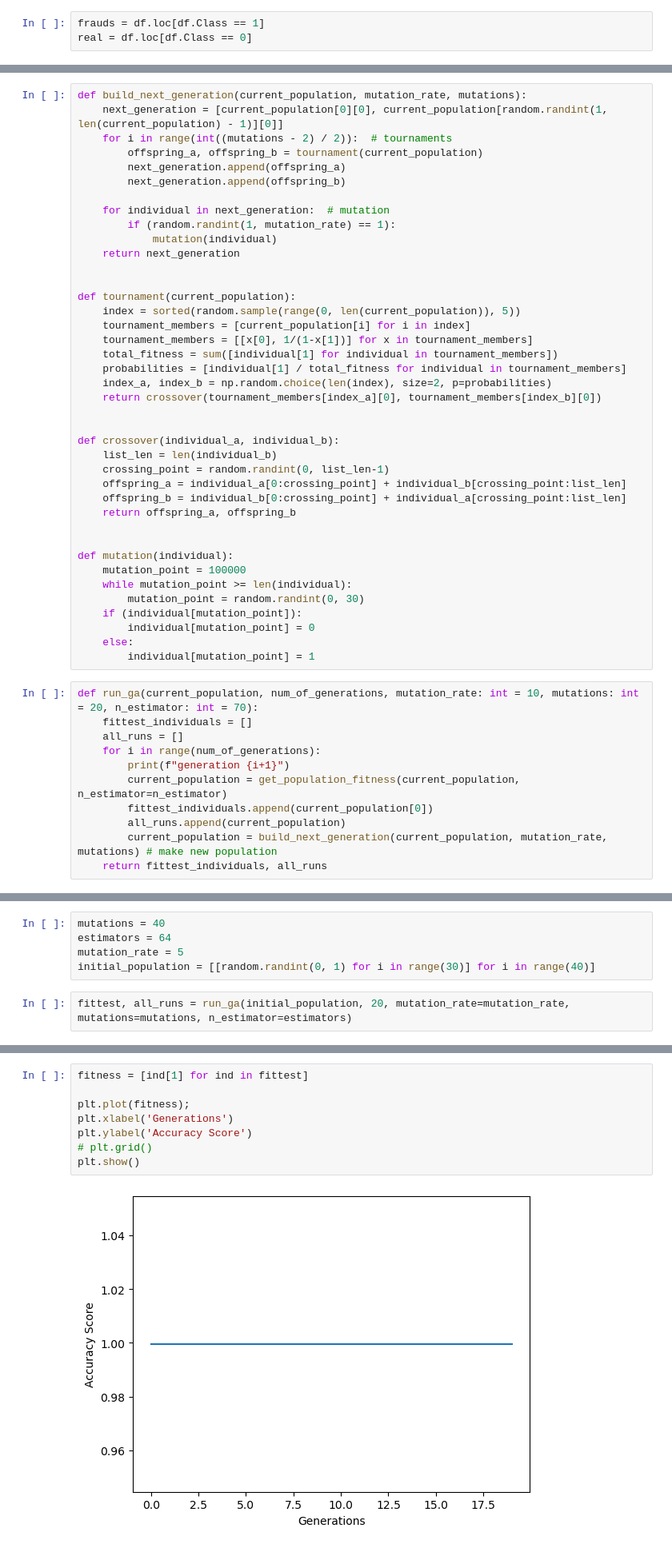
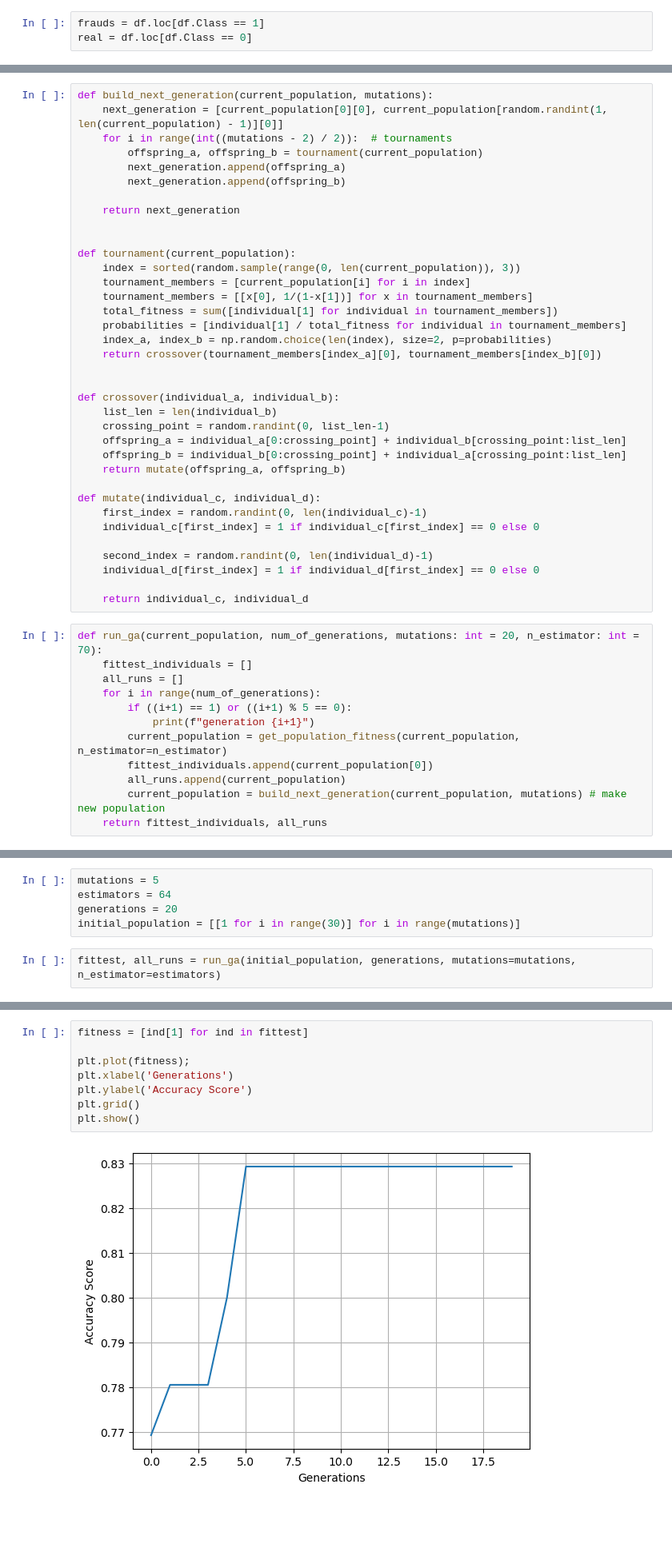
Before and after one commit to BarisEY/Credit-Card-Frauds, a Jupyter notebook: credit-cards.ipynb, the cells around one changed output, grey strips where cells are left out. Shown at 80% size. Cells and saved outputs as stored; diff of their text form; blank space fills up the shorter version.

```diff
--- a/credit-cards.ipynb
+++ b/credit-cards.ipynb
@@ -204,21 +208,18 @@ def get_population_fitness(population, n_estimator: int = 70):
 
     return sorted(sorted_list, key=lambda tup: tup[1], reverse=True)
 # %%
-def build_next_generation(current_population, mutation_rate, mutations):
+def build_next_generation(current_population, mutations):
     next_generation = [current_population[0][0], current_population[random.randint(1, len(current_population) - 1)][0]]
     for i in range(int((mutations - 2) / 2)):  # tournaments
         offspring_a, offspring_b = tournament(current_population)
         next_generation.append(offspring_a)
         next_generation.append(offspring_b)
 
-    for individual in next_generation:  # mutation
-        if (random.randint(1, mutation_rate) == 1):
-            mutation(individual)
     return next_generation
 
 
 def tournament(current_population):
-    index = sorted(random.sample(range(0, len(current_population)), 5))
+    index = sorted(random.sample(range(0, len(current_population)), 3))
     tournament_members = [current_population[i] for i in index]
     tournament_members = [[x[0], 1/(1-x[1])] for x in tournament_members]
     total_fitness = sum([individual[1] for individual in tournament_members])
@@ -232,25 +233,25 @@ def crossover(individual_a, individual_b):
     crossing_point = random.randint(0, list_len-1)
     offspring_a = individual_a[0:crossing_point] + individual_b[crossing_point:list_len]
     offspring_b = individual_b[0:crossing_point] + individual_a[crossing_point:list_len]
-    return offspring_a, offspring_b
+    return mutate(offspring_a, offspring_b)
 
+def mutate(individual_c, individual_d):
+    first_index = random.randint(0, len(individual_c)-1)
+    individual_c[first_index] = 1 if individual_c[first_index] == 0 else 0
 
-def mutation(individual):
-    mutation_point = 100000
-    while mutation_point >= len(individual):
-        mutation_point = random.randint(0, 30)
-    if (individual[mutation_point]):
-        individual[mutation_point] = 0
-    else:
-        individual[mutation_point] = 1
+    second_index = random.randint(0, len(individual_d)-1)
+    individual_d[first_index] = 1 if individual_d[first_index] == 0 else 0
+
+    return individual_c, individual_d
 # %%
-def run_ga(current_population, num_of_generations, mutation_rate: int = 10, mutations: int = 20, n_estimator: int = 70):
+def run_ga(current_population, num_of_generations, mutations: int = 20, n_estimator: int = 70):
     fittest_individuals = []
     all_runs = []
     for i in range(num_of_generations):
-        print(f"generation {i+1}")
+        if ((i+1) == 1) or ((i+1) % 5 == 0):
+            print(f"generation {i+1}")
         current_population = get_population_fitness(current_population, n_estimator=n_estimator)
         fittest_individuals.append(current_population[0])
         all_runs.append(current_population)
-        current_population = build_next_generation(current_population, mutation_rate, mutations) # make new population
+        current_population = build_next_generation(current_population, mutations) # make new population
     return fittest_individuals, all_runs
@@ -259,7 +258,7 @@ Since the author of the original code publisher found that extremely high mutati
 # %%
-mutations = 40
+mutations = 5
 estimators = 64
-mutation_rate = 5
-initial_population = [[random.randint(0, 1) for i in range(30)] for i in range(40)]
+generations = 20
+initial_population = [[1 for i in range(30)] for i in range(mutations)]
 # %%
-fittest, all_runs = run_ga(initial_population, 20, mutation_rate=mutation_rate, mutations=mutations, n_estimator=estimators)
+fittest, all_runs = run_ga(initial_population, generations, mutations=mutations, n_estimator=estimators)
@@ -266,13 +271,13 @@ fittest, all_runs = run_ga(initial_population, 20, mutation_rate=mutation_rate,
 # %%
 fitness = [ind[1] for ind in fittest]
 
 plt.plot(fitness);
 plt.xlabel('Generations')
 plt.ylabel('Accuracy Score')
-# plt.grid()
+plt.grid()
 plt.show()
 # %% [output]
-[figure, old version]
+[figure, new version]
 # %% [markdown]
 As one can see, the accuracy has not changed at all over the course of the 20 generations. This likely means that there are multiple combinations of columns that yield the same high accuracy.
 
```
Also changed, not shown: parts of 20 cells of this notebook.
